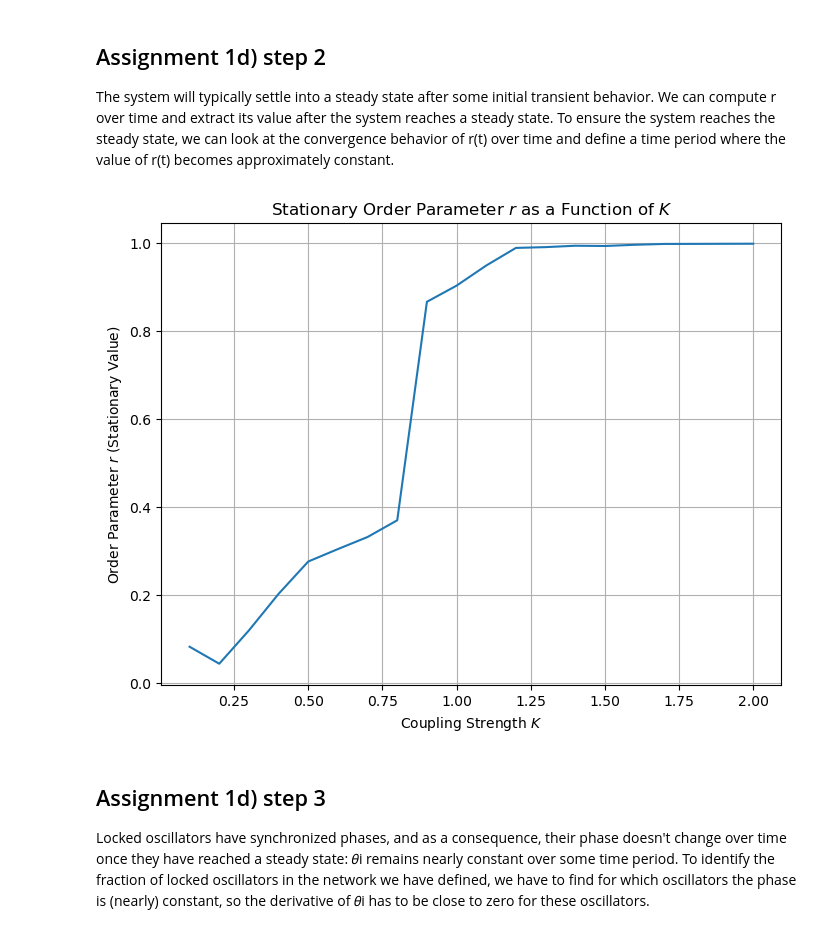
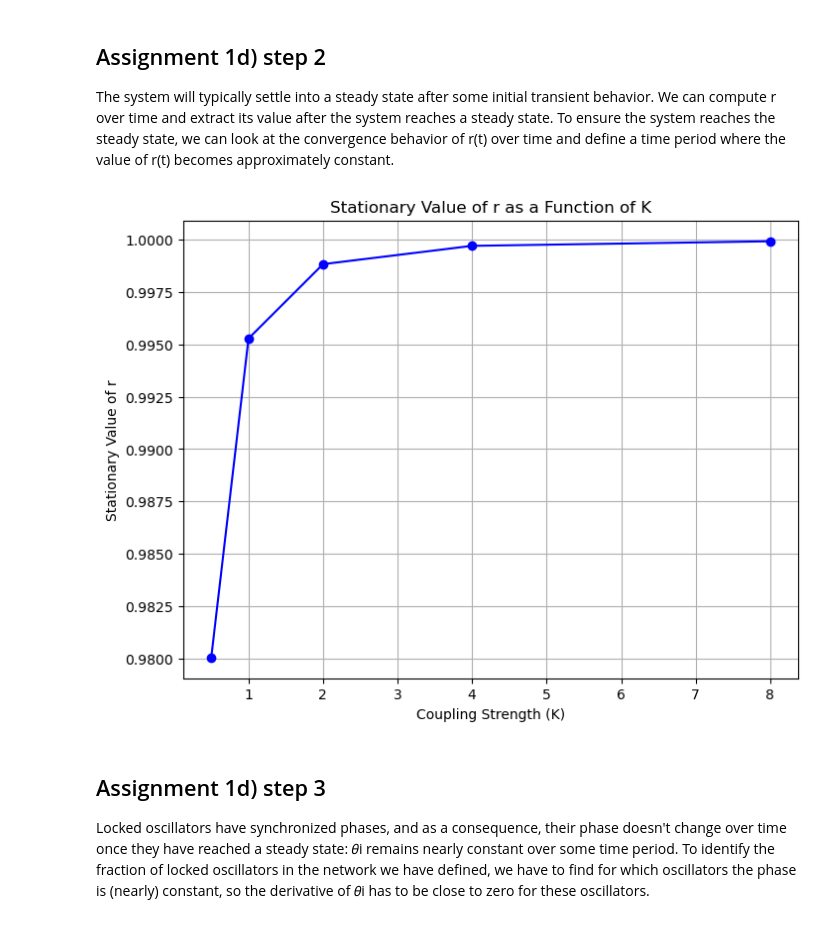
Before and after one commit to EvaMare/Computational-Neuroscience, a Jupyter notebook: Assignment 4.ipynb, the cells around one changed output. Cells and saved outputs as stored; diff of their text form; code cells hidden in the pictures.

```diff
--- a/Assignment 4.ipynb
+++ b/Assignment 4.ipynb
@@ -131,38 +158,42 @@ plt.show()
 ## Assignment 1d) step 2
 
 The system will typically settle into a steady state after some initial transient behavior. We can compute r over time and extract its value after the system reaches a steady state. To ensure the system reaches the steady state, we can look at the convergence behavior of r(t) over time and define a time period where the value of r(t) becomes approximately constant.
-# %%
-# Function to compute the stationary value of r for a given K
-def compute_stationary_r(K):
-    # Initial conditions: random initial phases for each oscillator
-    theta0 = np.random.uniform(0, 2 * np.pi, N)
-
-    # Solve the system of ODEs
-    theta = odeint(mean_field_eq, theta0, t, args=(K, omega, N))
-
-    # Compute the order parameter r over time
-    r_values = np.abs(np.sum(np.exp(1j * theta), axis=1) / N)
-
-    # Return the stationary value of r (after the system reaches steady state)
-    # Taking the average over the last 20% of the time to estimate the steady state
-    return np.mean(r_values[int(0.8 * len(r_values)):])
-
-r_stationary = [] #list to store the stationary r values for each K
-
-#loop over different K values and compute the stationary r value
-for K in K_values:
-    r_stationary.append(compute_stationary_r(K))
-
-# Plot the stationary value of r as a function of K
-plt.figure(figsize=(8, 6))
-plt.plot(K_values, r_stationary)
-plt.xlabel('Coupling Strength $K$')
-plt.ylabel('Order Parameter $r$ (Stationary Value)')
-plt.title('Stationary Order Parameter $r$ as a Function of $K$')
-plt.grid(True)
-plt.show()
-# %% [output]
-[figure, removed]
+# %%
+T_extended = 50  # Total simulation time for stationary state
+steps_extended = int(T_extended / dt)
+stationary_r = []  # To store the stationary value of r for each K
+
+for K in K_values:
+    # Initialize phases randomly
+    theta = np.random.uniform(0, 2 * np.pi, N)
+    r_history = np.zeros(steps_extended)
+
+    # Extended simulation
+    for t in range(steps_extended):
+        # Compute the order parameter
+        re = np.mean(np.cos(theta))
+        im = np.mean(np.sin(theta))
+        r = np.sqrt(re**2 + im**2)
+        r_history[t] = r
+
+        # Update phases
+        Theta = np.arctan2(im, re)
+        theta += dt * (omega - K * r * np.sin(theta - Theta))
+        theta %= 2 * np.pi  # Keep phases within [0, 2pi]
+
+    # Take the mean of the last 20% of the r_history as the stationary value
+    stationary_r.append(np.mean(r_history[int(0.8 * steps_extended):]))
+
+# Plot stationary r as a function of K
+plt.figure(figsize=(8, 6))
+plt.plot(K_values, stationary_r, '-o', color='b')
+plt.xlabel("Coupling Strength (K)")
+plt.ylabel("Stationary Value of r")
+plt.title("Stationary Value of r as a Function of K")
+plt.grid()
+plt.show()
+# %% [output]
+[figure, added]
 # %% [markdown]
 ## Assignment 1d) step 3
 
```
Also changed, not shown: parts of 12 cells of this notebook, 1 other file.
